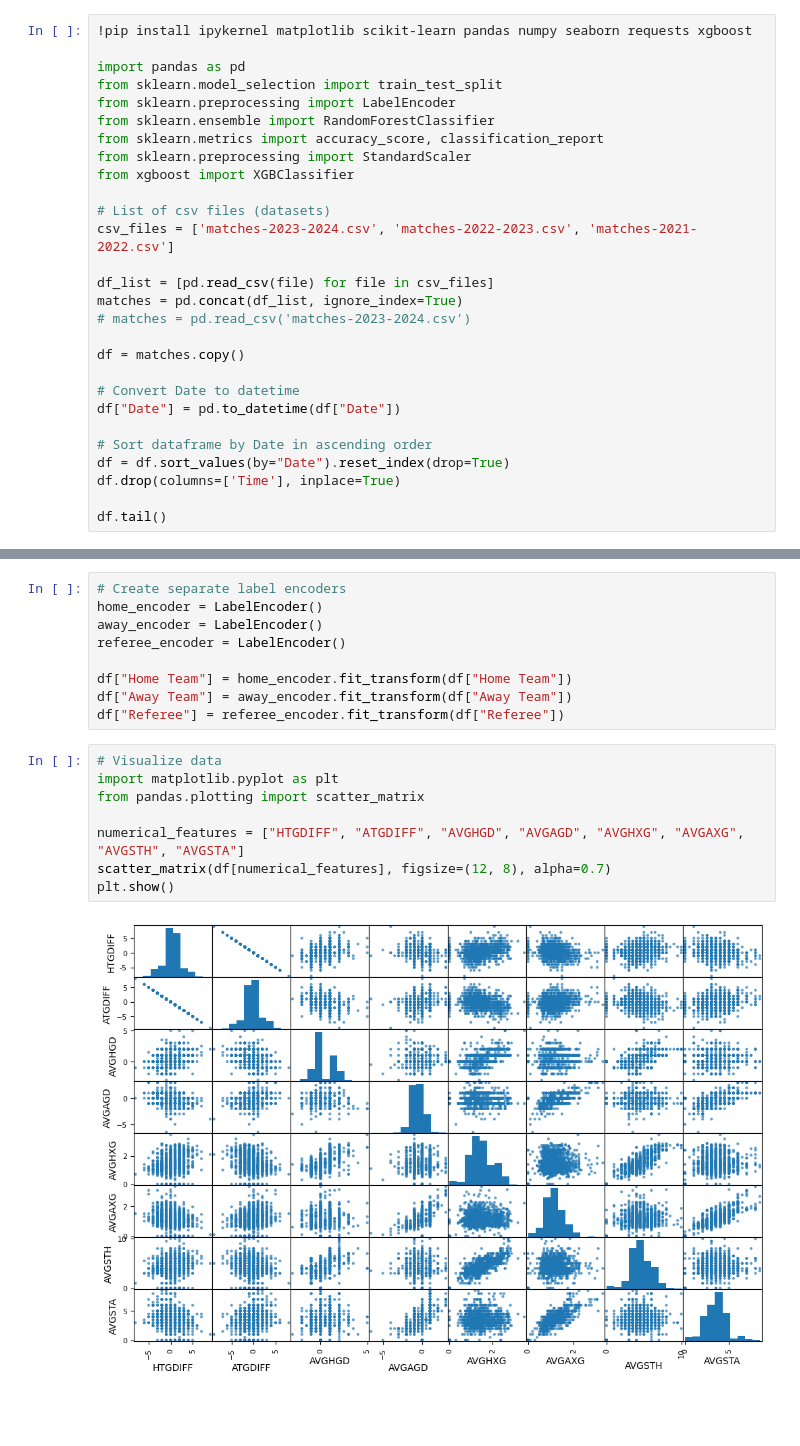
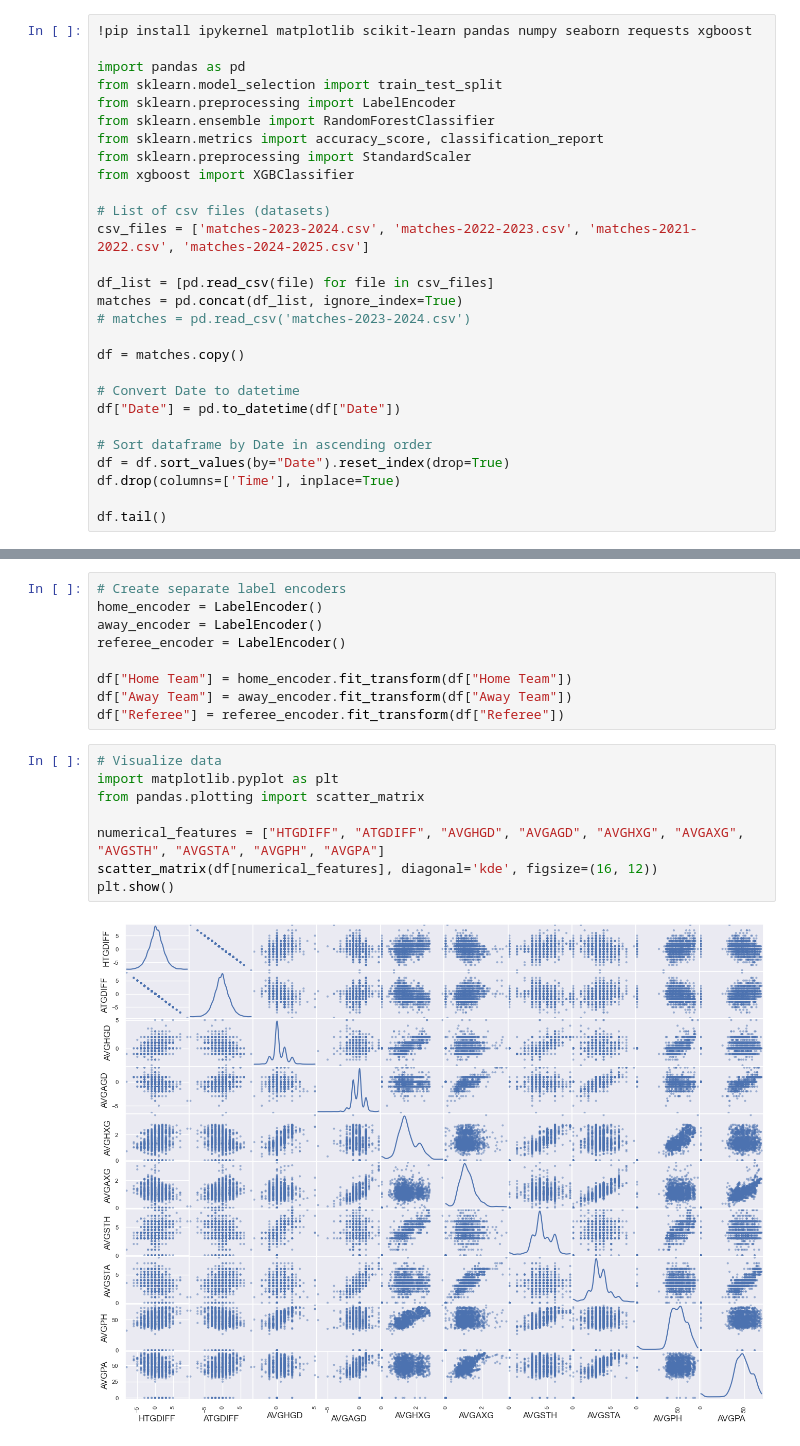
Before and after one commit to FlorinMariusDrilea/random-forest-learning, a Jupyter notebook: random-forest-learning.ipynb, the cells around one changed output, grey strips where cells are left out. Saved outputs shown, nothing was run; the diff lists cells and outputs as text; blank space fills up the shorter version.

Commit message:
Improvements and added graphs

```diff
--- a/random-forest-learning.ipynb
+++ b/random-forest-learning.ipynb
@@ -13,7 +13,7 @@ from sklearn.preprocessing import StandardScaler
 from xgboost import XGBClassifier
 
 # List of csv files (datasets)
-csv_files = ['matches-2023-2024.csv', 'matches-2022-2023.csv', 'matches-2021-2022.csv']
+csv_files = ['matches-2023-2024.csv', 'matches-2022-2023.csv', 'matches-2021-2022.csv', 'matches-2024-2025.csv']
 
 df_list = [pd.read_csv(file) for file in csv_files]
 matches = pd.concat(df_list, ignore_index=True)
@@ -189,12 +287,12 @@ df["Referee"] = referee_encoder.fit_transform(df["Referee"])
 # %%
 # Visualize data
 import matplotlib.pyplot as plt
 from pandas.plotting import scatter_matrix
 
-numerical_features = ["HTGDIFF", "ATGDIFF", "AVGHGD", "AVGAGD", "AVGHXG", "AVGAXG", "AVGSTH", "AVGSTA"]
-scatter_matrix(df[numerical_features], figsize=(12, 8), alpha=0.7)
+numerical_features = ["HTGDIFF", "ATGDIFF", "AVGHGD", "AVGAGD", "AVGHXG", "AVGAXG", "AVGSTH", "AVGSTA", "AVGPH", "AVGPA"]
+scatter_matrix(df[numerical_features], diagonal='kde', figsize=(16, 12))
 plt.show()
 # %% [output]
-[figure, old version]
+[figure, new version]
 # %%
 # Define the date cutoff for train/test split based on database
```
Also changed, not shown: parts of 13 cells of this notebook, 5 other files.
